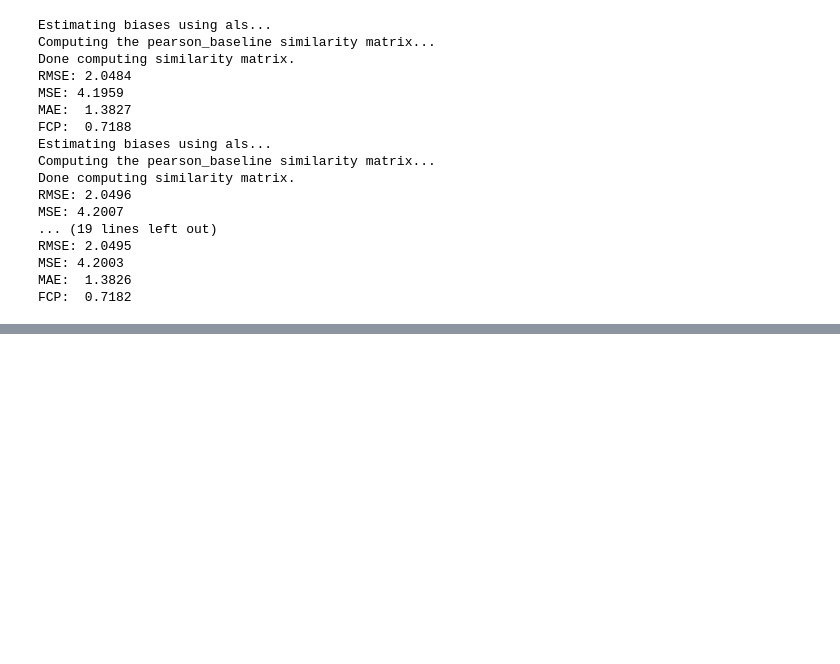
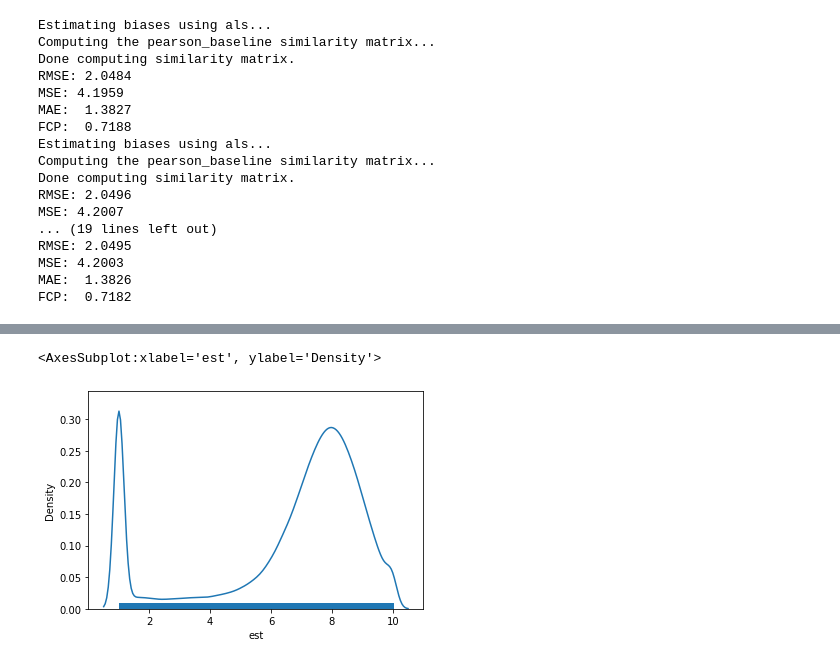
Before and after one commit to eduardagoulart/study_machine_learning_algorithms, a Jupyter notebook: algorithms/knn_with_z_score.ipynb, the cells around one changed output, grey strips where cells are left out. Cells and saved outputs as stored; diff of their text form; code cells hidden in the pictures; blank space fills up the shorter version.

```diff
--- a/algorithms/knn_with_z_score.ipynb
+++ b/algorithms/knn_with_z_score.ipynb
@@ -156,0 +177,5 @@ df.to_parquet("../predictions/knn_with_z_score/anime_type_tv/no_filter/knn_with_
+# %%
+sns.distplot(df["est"], rug=True, hist=False)
+# %% [output]
+<AxesSubplot:xlabel='est', ylabel='Density'>
+[figure, added]
```
Also changed, not shown: parts of 6 cells of this notebook.
